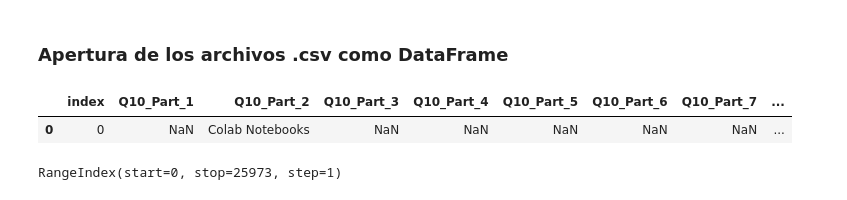
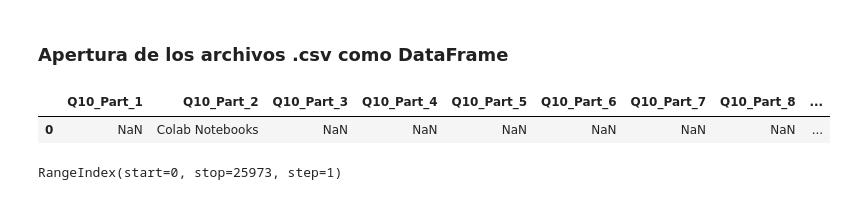
Before and after one commit to MonicaSL110/proyecto-transformacion-digital, a Jupyter notebook: exploracion_datos.ipynb, the cells around one changed output. Saved outputs shown, nothing was run; the diff lists cells and outputs as text; code cells hidden in the pictures.

```diff
--- a/exploracion_datos.ipynb
+++ b/exploracion_datos.ipynb
@@ -7,12 +7,12 @@ pd.options.display.max_columns=None
 # %% [markdown]
 ### Apertura de los archivos .csv como DataFrame
 # %%
-data_csv1 = pd.read_csv("datos/exported_db_data.csv")
-
+data_csv1 = pd.read_csv('datos/exported_db_data.csv')
+data_csv1.drop(['index'], axis = 1, inplace = True)
 data_csv1.head(1)
 # %% [output]
-|  | index | Q10_Part_1 | Q10_Part_2 | Q10_Part_3 | Q10_Part_4 | Q10_Part_5 | Q10_Part_6 | Q10_Part_7 | ... |
-| 0 | 0 | NaN | Colab Notebooks | NaN | NaN | NaN | NaN | NaN | ... |
+|  | Q10_Part_1 | Q10_Part_2 | Q10_Part_3 | Q10_Part_4 | Q10_Part_5 | Q10_Part_6 | Q10_Part_7 | Q10_Part_8 | ... |
+| 0 | NaN | Colab Notebooks | NaN | NaN | NaN | NaN | NaN | NaN | ... |
 # %%
 data_csv1.index
 # %% [output]
```
Also changed, not shown: parts of 7 cells of this notebook.
